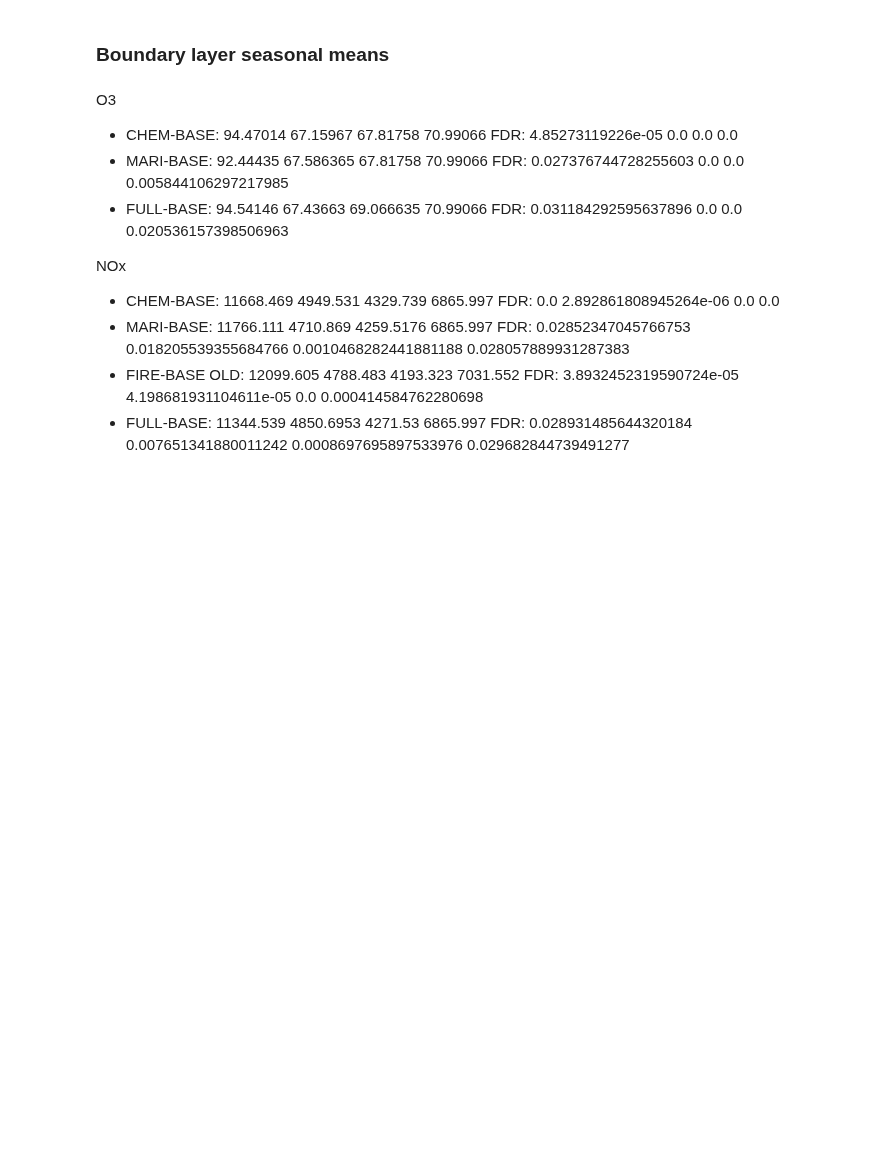
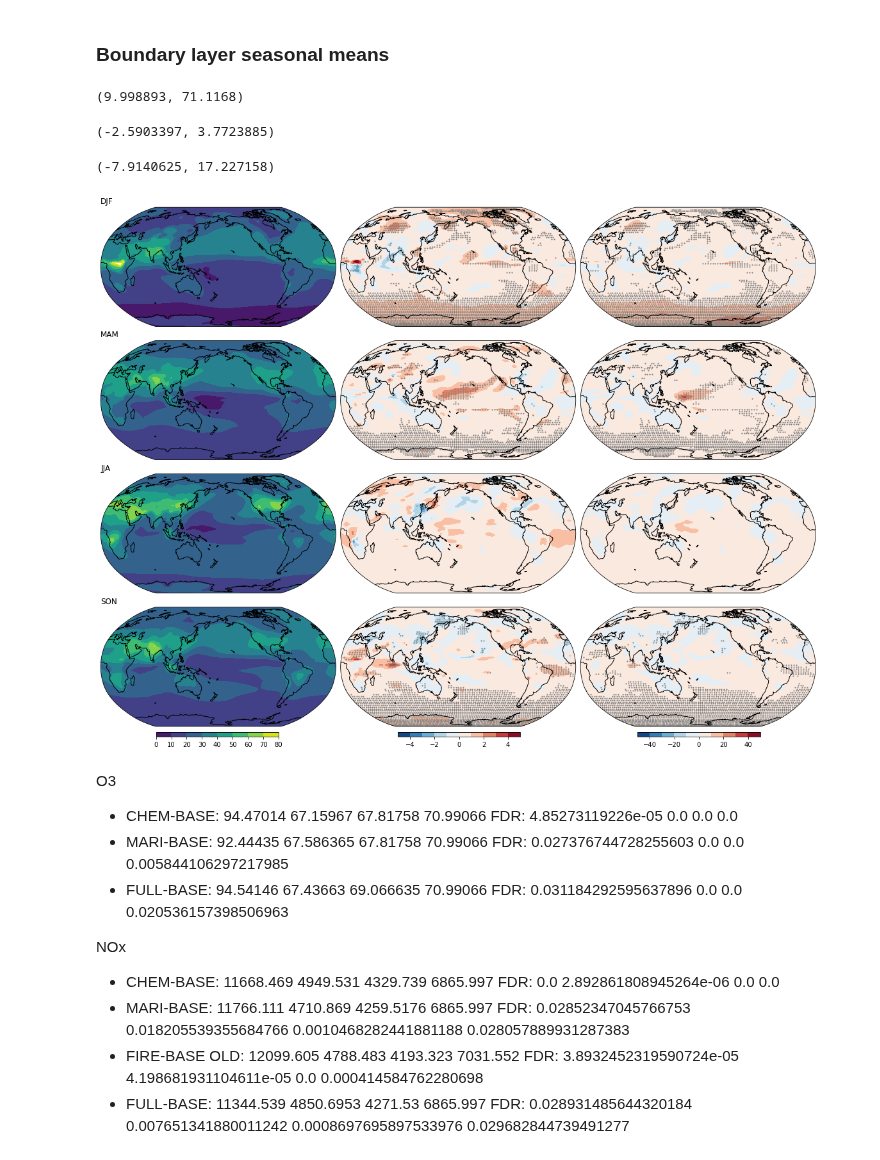
Before and after one commit to mzamyatina/phd_ukca, a Jupyter notebook: plt_xojn_ssndiff.ipynb, the cells around one changed output. Saved outputs shown, nothing was run; the diff lists cells and outputs as text; code cells hidden in the pictures; blank space fills up the shorter version.

```diff
--- a/plt_xojn_ssndiff.ipynb
+++ b/plt_xojn_ssndiff.ipynb
@@ -128,8 +129,13 @@ for exp in [base_exp, sens_exp]:
         VRBLS[exp][var] = {}
         for ssn in SEASONS:
             ssn_constr = iris.Constraint(season=ssn)
-            ts_ssn = (
+            # Extract a time series of seasonal means
+            ssn_ts = (
                 vrbls[exp][var]
                 .extract(ssn_constr & LAYERS["BL"]["iris_constr"])
-                .collapsed(["level_height"], iris.analysis.MEAN))
-            VRBLS[exp][var][ssn] = {"timeseries": ts_ssn}
+                .collapsed(["level_height"], iris.analysis.MEAN)
+            )
+            # Calculate seasonal means
+            _ssn_mean = ssn_ts.collapsed("year", iris.analysis.MEAN)
+            ssn_mean = add_cyclic_point_to_cube(_ssn_mean)
+            VRBLS[exp][var][ssn] = {"ssn_ts": ssn_ts, "ssn_mean": ssn_mean}
@@ -275,0 +219,56 @@ print(
+# %%
+VRBLS[base_exp][var][ssn]["ssn_mean"].data.min(), VRBLS[base_exp][var][ssn]["ssn_mean"].data.max()
+# %% [output]
+(9.998893, 71.1168)
+# %%
+VRBLS[sens_exp][var][ssn]["ssn_mean_diff_abs"].data.min(), VRBLS[sens_exp][var][ssn]["ssn_mean_diff_abs"].data.max()
+# %% [output]
+(-2.5903397, 3.7723885)
+# %%
+VRBLS[sens_exp][var][ssn]["ssn_mean_diff_pct"].data.min(), VRBLS[sens_exp][var][ssn]["ssn_mean_diff_pct"].data.max()
+# %% [output]
+(-7.9140625, 17.227158)
+# %%
+if var == "o3":
+    ssn_mean_levs=np.arange(0, 90, 10)
+    ssn_mean_diff_abs_levs = np.arange(-5,6,1)
+    ssn_mean_diff_pct_levs = np.arange(-50,60,10)
+ssn_mean_cf_kws = dict(transform=ccrs.PlateCarree(), cmap="viridis", levels=ssn_mean_levs)
+ssn_mean_diff_abs_cf_kws = dict(transform=ccrs.PlateCarree(), cmap="RdBu_r", levels=ssn_mean_diff_abs_levs)
+ssn_mean_diff_pct_cf_kws = dict(transform=ccrs.PlateCarree(), cmap="RdBu_r", levels=ssn_mean_diff_pct_levs)
+pval_cube_sc_kws = dict(transform=ccrs.PlateCarree(), s=5, c="grey", marker=".", alpha=1)
+# %%
+fig, ax = plt.subplots(
+    nrows=4,
+    ncols=3,
+    figsize=(20, 20),
+    subplot_kw=dict(projection=ccrs.Robinson(central_longitude=180)),
+    facecolor="w",
+)
+lons = VRBLS[base_exp][var][ssn]["ssn_mean"].coord("longitude").points
+lats = VRBLS[base_exp][var][ssn]["ssn_mean"].coord("latitude").points
+for ssn, iax in zip(SEASONS, ax[:, 0].flatten()):
+    iax.set_title(ssn.upper(), loc="left")
+    p0 = iax.contourf(lons, lats, VRBLS[base_exp][var][ssn]["ssn_mean"].data, **ssn_mean_cf_kws)
+for ssn, iax in zip(SEASONS, ax[:, 1].flatten()):
+    p1 = iax.contourf(
+        lons, lats, VRBLS[sens_exp][var][ssn]["ssn_mean_diff_abs"].data, **ssn_mean_diff_abs_cf_kws
+    )
+    iax.scatter(*stipple_bl(VRBLS[sens_exp][var][ssn]["pval_cube"], True), **pval_cube_sc_kws)
+for ssn, iax in zip(SEASONS, ax[:, 2].flatten()):
+    p2 = iax.contourf(
+        lons, lats, VRBLS[sens_exp][var][ssn]["ssn_mean_diff_pct"].data, **ssn_mean_diff_pct_cf_kws
+    )
+    iax.scatter(*stipple_bl(VRBLS[sens_exp][var][ssn]["pval_cube"], True), **pval_cube_sc_kws)
+for iax in ax.flatten():
+    iax.set_global()
+    iax.coastlines()
+fig.subplots_adjust(hspace=-0.55, wspace=0.02)
+cax0 = fig.add_axes([0.185, 0.21, 0.133, 0.005]) # [left, bottom, width, height]
+cax1 = fig.add_axes([0.447, 0.21, 0.133, 0.005])
+cax2 = fig.add_axes([0.707, 0.21, 0.133, 0.005])
+fig.colorbar(p0, cax=cax0, orientation="horizontal")  # , label=var_dict["str"][var] + ", ppbv")
+fig.colorbar(p1, cax=cax1, orientation="horizontal")  # , label="$\Delta$" + var_dict["str"][var] + ", pptv"
+fig.colorbar(p2, cax=cax2, orientation="horizontal");  # , label="$\Delta$" + var_dict["str"][var] + ", %"
+# %% [output]
+[figure, added]
```
Also changed, not shown: parts of 10 cells of this notebook.
